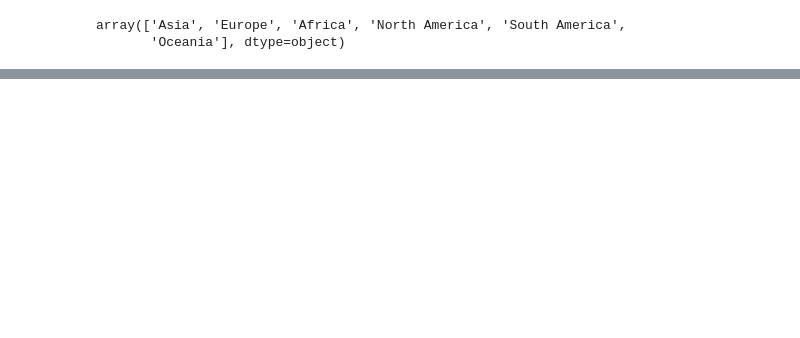
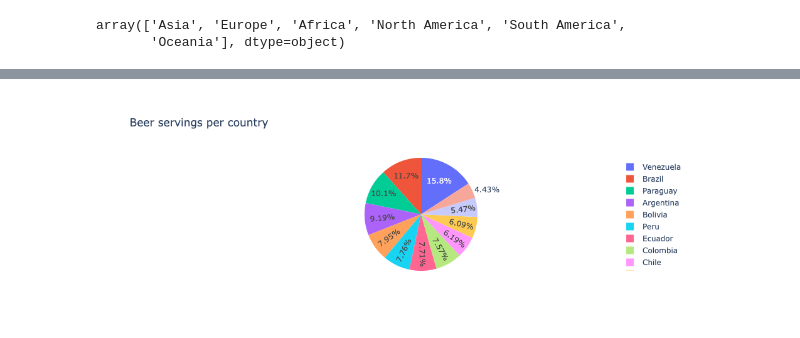
Before and after one commit to satrivaicci/304-titanic-dropdown, a Jupyter notebook: scratch_paper_drinks.ipynb, the cells around one changed output, grey strips where cells are left out. Cells and saved outputs as stored; diff of their text form; code cells hidden in the pictures; blank space fills up the shorter version.

```diff
--- a/scratch_paper_drinks.ipynb
+++ b/scratch_paper_drinks.ipynb
@@ -35,0 +81,18 @@ array(['Asia', 'Europe', 'Africa', 'North America', 'South America',
+# %%
+
+# Creating beer servings per country pie chart
+mydata2 = go.Pie(
+    labels=df.loc[df['continent_name'] == continent]['country'],
+    values=df.loc[df['continent_name'] == continent]['beer_servings']
+)
+
+mylayout = go.Layout(
+    title='Beer servings per country',
+    xaxis = dict(title = 'Servings category'), # x-axis label
+    yaxis = dict(title = str(continuous_var)), # y-axis label
+
+)
+fig = go.Figure(data=[mydata2], layout=mylayout)
+fig
+# %% [output]
+[figure, added]
```
Also changed, not shown: parts of 4 cells of this notebook, 1 other file.
